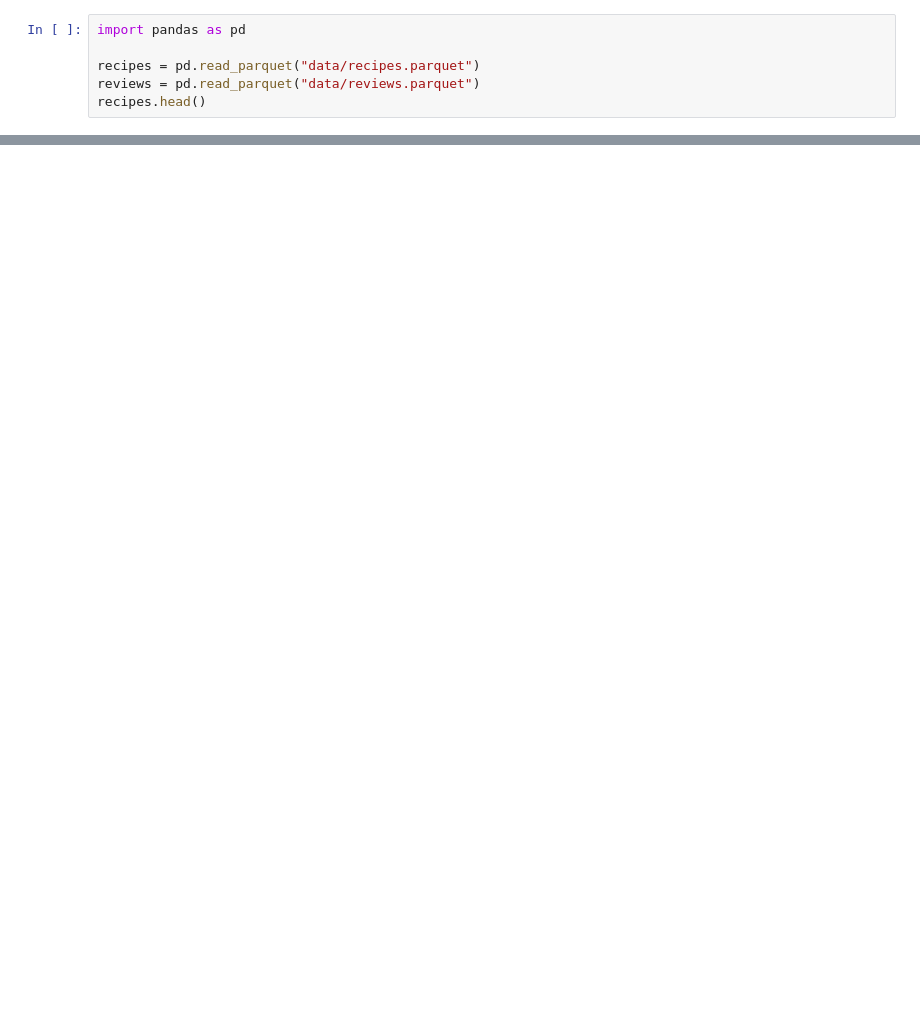
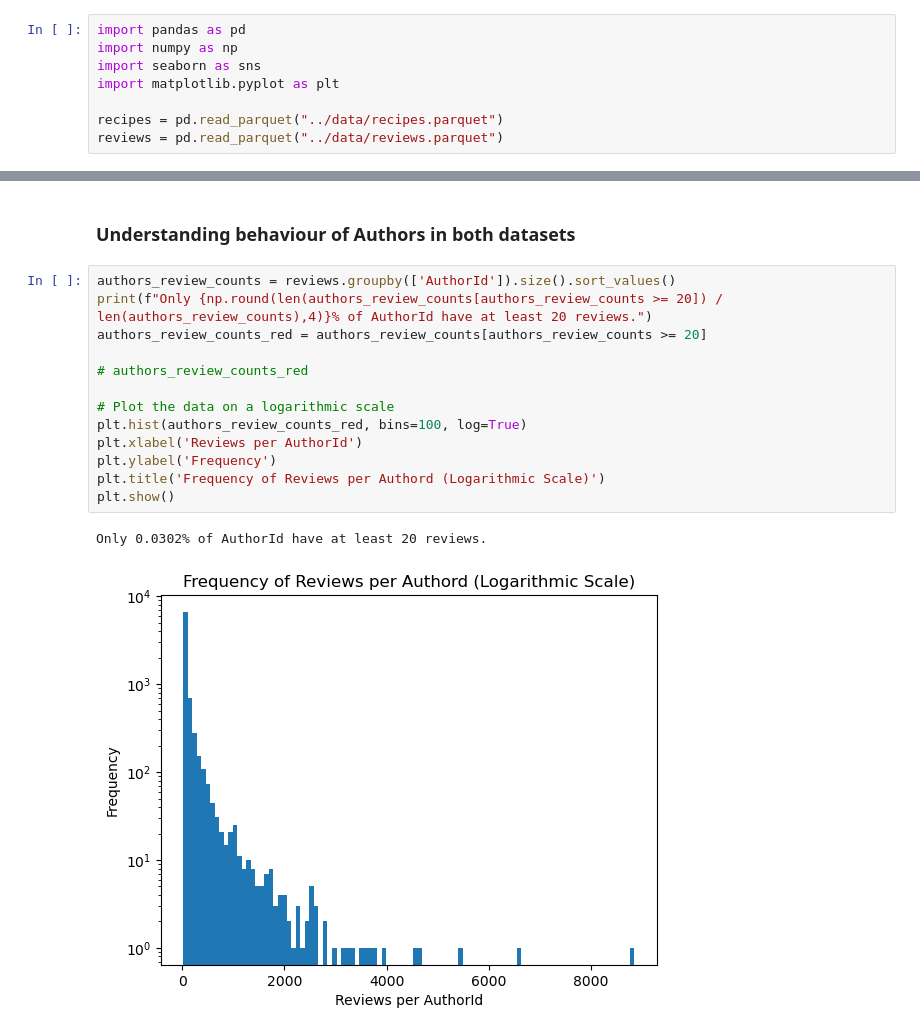
Before and after one commit to nhajouji/foodrecs, a Jupyter notebook: Felix_notebooks/EDA_Felix.ipynb, the cells around one changed output, grey strips where cells are left out. Saved outputs shown, nothing was run; the diff lists cells and outputs as text; blank space fills up the shorter version.

```diff
--- a/Felix_notebooks/EDA_Felix.ipynb
+++ b/Felix_notebooks/EDA_Felix.ipynb
@@ -1,6 +1,8 @@
 # %%
 import pandas as pd
+import numpy as np
+import seaborn as sns
+import matplotlib.pyplot as plt
 
-recipes = pd.read_parquet("data/recipes.parquet")
-reviews = pd.read_parquet("data/reviews.parquet")
-recipes.head()
+recipes = pd.read_parquet("../data/recipes.parquet")
+reviews = pd.read_parquet("../data/reviews.parquet")
@@ -14,0 +28,18 @@ recipes.head()
+# %% [markdown]
+### Understanding behaviour of Authors in both datasets
+# %%
+authors_review_counts = reviews.groupby(['AuthorId']).size().sort_values()
+print(f"Only {np.round(len(authors_review_counts[authors_review_counts >= 20]) / len(authors_review_counts),4)}% of AuthorId have at least 20 reviews.")
+authors_review_counts_red = authors_review_counts[authors_review_counts >= 20]
+
+# authors_review_counts_red
+
+# Plot the data on a logarithmic scale
+plt.hist(authors_review_counts_red, bins=100, log=True)
+plt.xlabel('Reviews per AuthorId')
+plt.ylabel('Frequency')
+plt.title('Frequency of Reviews per Authord (Logarithmic Scale)')
+plt.show()
+# %% [output]
+Only 0.0302% of AuthorId have at least 20 reviews.
+[figure, added]
```
Also changed, not shown: parts of 13 cells of this notebook, 14 other files.
